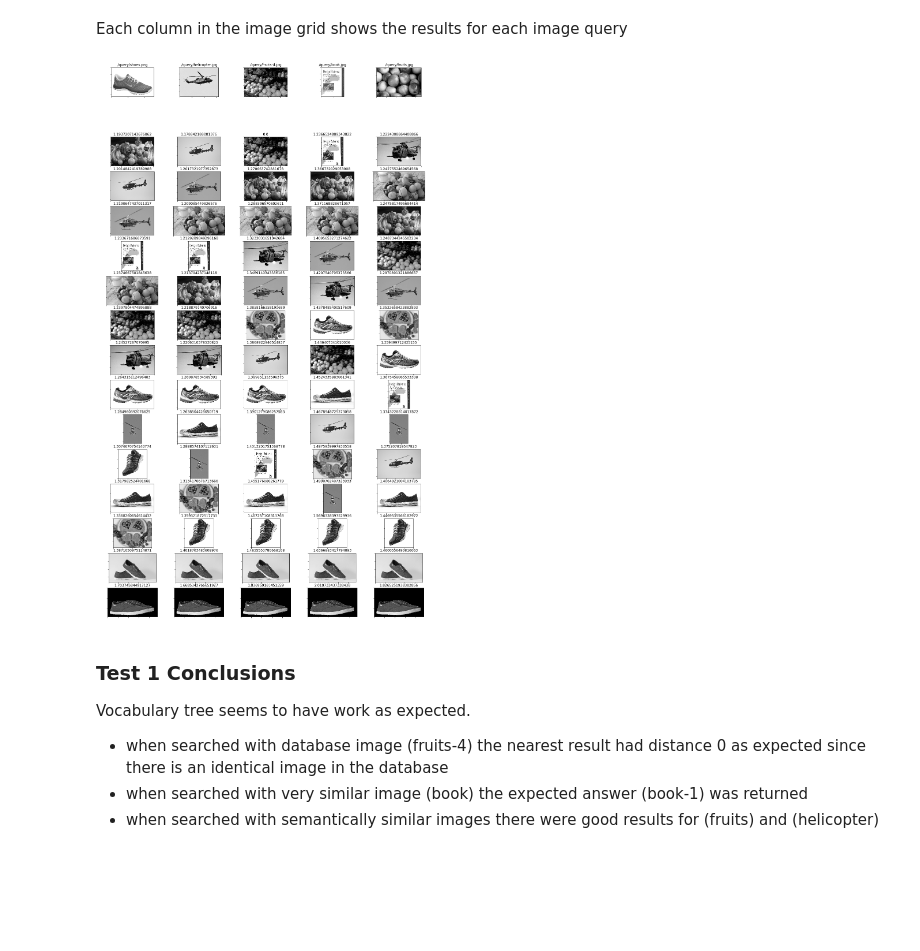
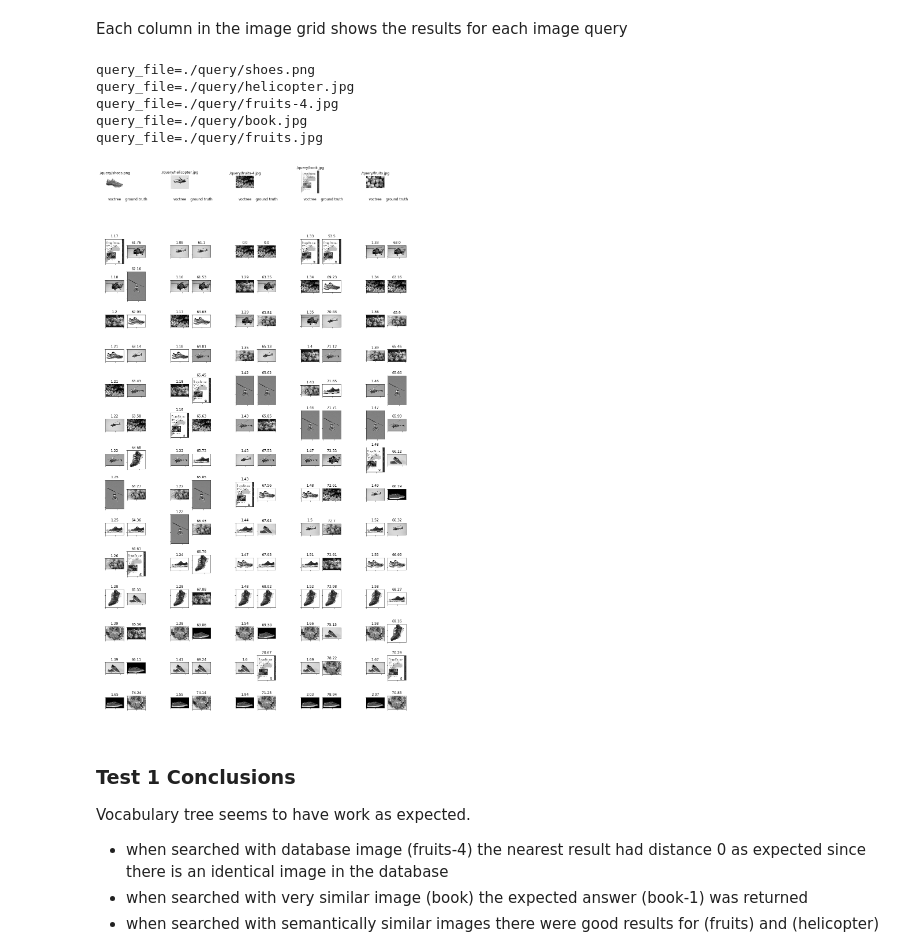
Before and after one commit to hcmarchezi/vocabulary_tree, a Jupyter notebook: voctree.ipynb, the cells around one changed output. Drawn from its saved outputs; the diff is of its cells as text; code cells hidden in the pictures; blank space fills up the shorter version.

Commit message:
Fixed bug in clustering algorithm. Improved visual results showing a comparison between voctree and ground truth

```diff
--- a/voctree.ipynb
+++ b/voctree.ipynb
@@ -160,7 +163,12 @@ def _average_centroids_move(centroids, new_centroids):
 def assembly_tree(descriptors, k, dissimilarity, average, level):
     level -= 1
     if level < 0:
+        #print('deepest level: stop criteria')
         return {}
+    elif len(descriptors) == 1:
+        #print('single descriptor: stop criteria')
+        key = descriptors[0].tobytes()
+        return { key: Node() }
 
     centroids, centroid_labels = clustering(descriptors, k, dissimilarity, average)
     children = {}
@@ -315,3 +325,14 @@ def image_descriptors_from_file(filename, descr_extractor):
+# %%
+def brute_force_image_descriptors(query_img_descriptors, image_descriptors_map, filenames):
+    bf = cv2.BFMatcher(cv2.NORM_HAMMING, crossCheck=True)
+    distances = {}
+    for img_key in image_descriptors_map:
+        matches = bf.match(query_img_descriptors, image_descriptors_map[img_key])
+        dist = [item.distance for item in matches]
+        dist = sorted(dist)
+        dist = np.mean(dist)
+        distances[dist] = filenames[img_key]
+    return distances
 # %% [markdown]
 ## Tests
 # %%
@@ -321,7 +342,7 @@ print('==================')
 print(str(filenames))
 print()
 
-query_files = list([ './query/' + filename for filename in os.listdir('./query') ])
+query_files = list([ './query/' + filename for filename in os.listdir('./query/') ])
 print('query filenames')
 print('===============')
 print(str(query_files))
@@ -394,42 +448,61 @@ database image vector size = (14, 5247)
 Each column in the image grid shows the results for each image query
 # %%
 
-fig, axarr = plt.subplots(nrows = 2 + len(filenames), ncols = len(query_files), figsize=(20,35))
+fig, axarr = plt.subplots(nrows = 2 + len(filenames), ncols = len(query_files)*3, figsize=(20,35))
 
 for idx_file, query_file in enumerate(query_files):
+    print('query_file='+str(query_file))
     query_descriptors = image_descriptors_from_file(query_file, descr_extractor=orb_extractor)
     query_vector = visit_tree(root, descriptors=query_descriptors, dissimilarity=orb_dissimilarity, with_weight=True)
 
     scores = {}
     for idx, db_item_vector in enumerate(db_visit_matrix):
         scores[score_calculation(query_vector, db_item_vector)] = filenames[idx]
 
-    #plt.figure(idx)
-    #plt.subplot(14, 5, idx_file+1)
-    #plt.imshow(read_image(query_file))
-    #for db_idx, db_filename in enumerate(filenames):
-    #    plt.subplot(14, 5, (idx_file+1)*(db_idx+1))
-    #    plt.imshow(read_image(db_filename))
+    axarr[0, idx_file*3].imshow(read_image(query_file), cmap='gray')
+    axarr[0, idx_file*3].set_title(query_file)
+    axarr[0, idx_file*3].axis('off')
 
-    axarr[0, idx_file].imshow(read_image(query_file), cmap='gray')
-    axarr[0, idx_file].set_title(query_file)
-    axarr[0, idx_file].set_xticklabels([])
-    axarr[0, idx_file].set_yticklabels([])
+    axarr[0, idx_file*3 + 1].axis('off')
+    axarr[0, idx_file*3 + 2].axis('off')
 
-    axarr[1, idx_file].axis('off')
+    axarr[1, idx_file*3].axis('off')
+    axarr[1, idx_file*3 + 1].axis('off')
+    axarr[1, idx_file*3 + 2].axis('off')
+
+    axarr[1, idx_file*3].set_title('voctree')
+    axarr[1, idx_file*3 + 1].set_title('ground truth')
 
     idx_db = 2
     for score in sorted(scores.keys()):
         db_filename = scores[score]
-        axarr[idx_db, idx_file].imshow(read_image(db_filename), cmap='gray')
-        axarr[idx_db, idx_file].set_title(score)
-        axarr[idx_db, idx_file].set_xticklabels([])
-        axarr[idx_db, idx_file].set_yticklabels([])
+        axarr[idx_db, idx_file*3].imshow(read_image(db_filename), cmap='gray')
+        axarr[idx_db, idx_file*3].set_title(round(score, 2))
+        axarr[idx_db, idx_file*3].set_xticklabels([])
+        axarr[idx_db, idx_file*3].set_yticklabels([])
+        idx_db += 1
+
+    ground_truth = brute_force_image_descriptors(query_descriptors, db_descriptors_map, filenames)
+    idx_db = 2
+    for score in sorted(ground_truth.keys()):
+        ground_truth_filename = ground_truth[score]
+        axarr[idx_db, idx_file*3 + 1].imshow(read_image(ground_truth_filename), cmap='gray')
+        axarr[idx_db, idx_file*3 + 1].set_title(round(score,2))
+        axarr[idx_db, idx_file*3 + 1].set_xticklabels([])
+        axarr[idx_db, idx_file*3 + 1].set_yticklabels([])
+
+        axarr[idx_db, idx_file*3 + 2].axis('off')
+
         idx_db += 1
 
 plt.show()
 # %% [output]
+query_file=./query/shoes.png
+query_file=./query/helicopter.jpg
+query_file=./query/fruits-4.jpg
+query_file=./query/book.jpg
+query_file=./query/fruits.jpg
-[figure, old version]
+[figure, new version]
 # %% [markdown]
 ### Test 1 Conclusions
 Vocabulary tree seems to have work as expected.
```
Also changed, not shown: parts of 5 cells of this notebook.
